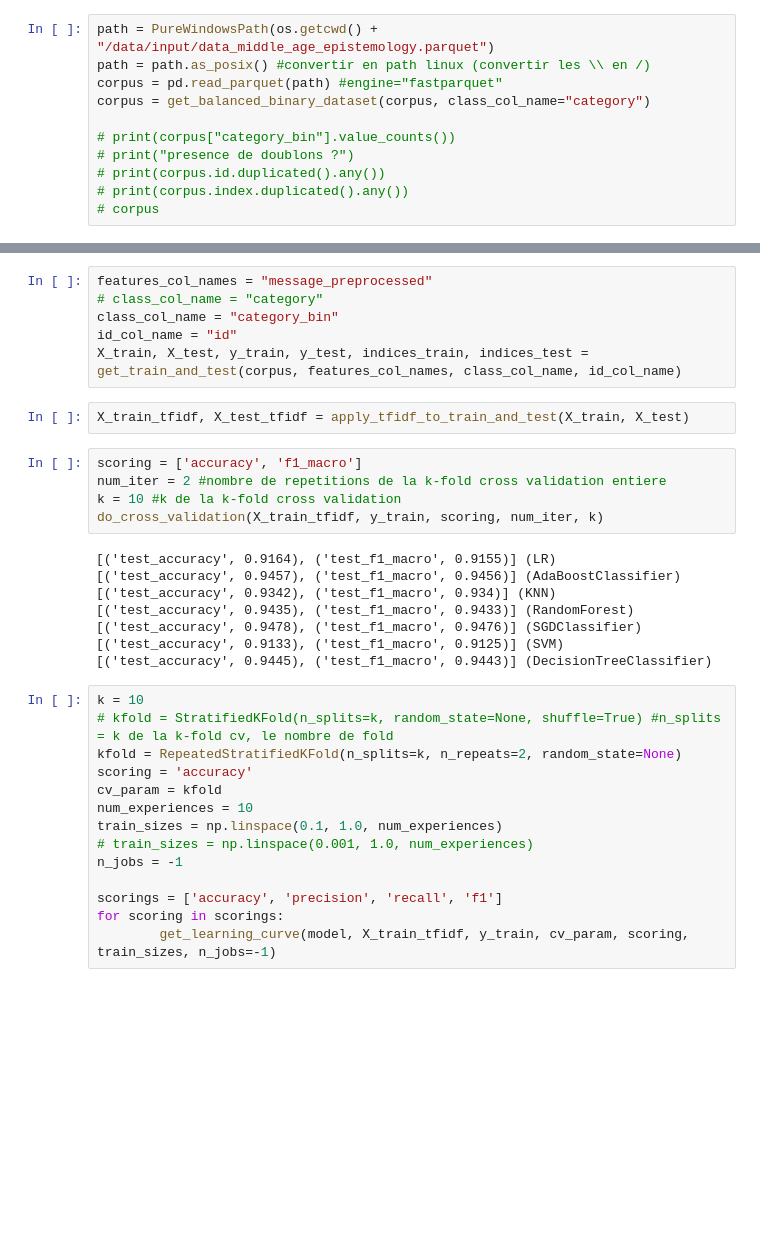
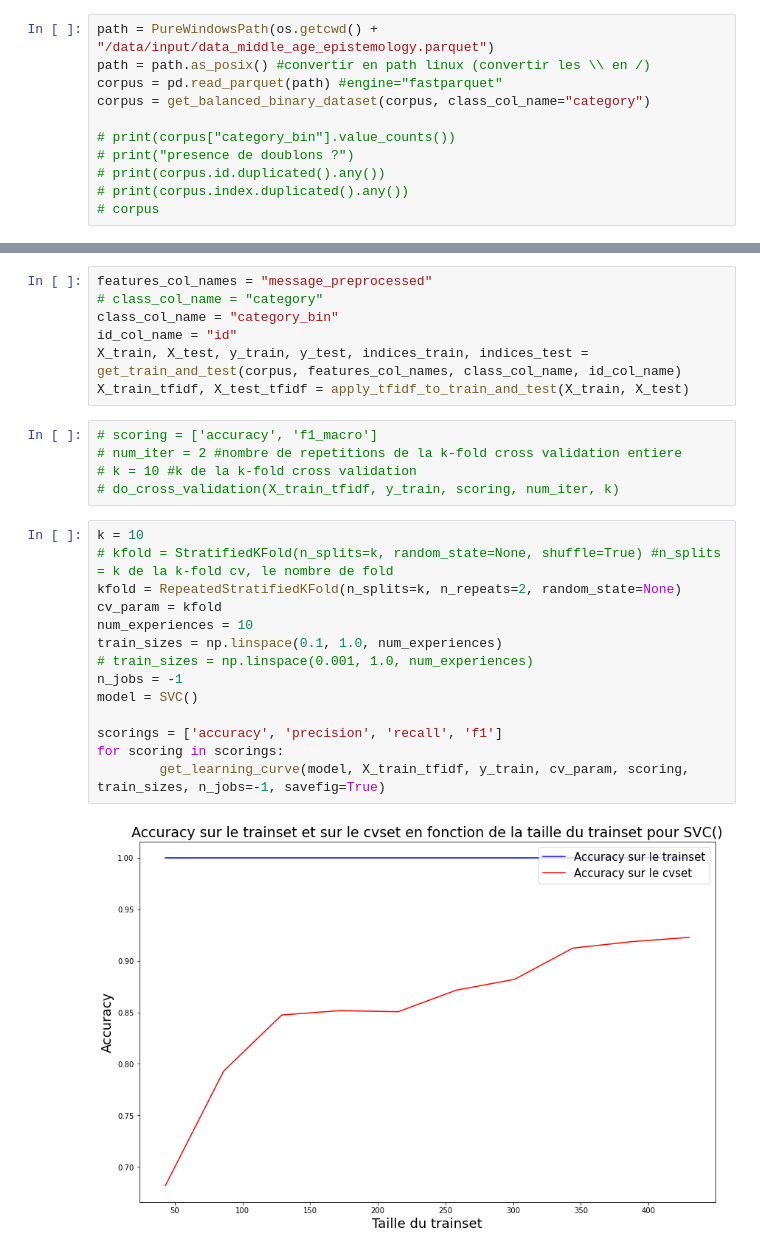
Before and after one commit to lolodino77/classification_texte_articles, a Jupyter notebook: sources/classification/tfidf/2_model_selection.ipynb, the cells around one changed output, grey strips where cells are left out. Saved outputs shown, nothing was run; the diff lists cells and outputs as text; blank space fills up the shorter version.

Commit message:
plot size correct and savefig option in get_learning_curve ok

```diff
--- a/sources/classification/tfidf/2_model_selection.ipynb
+++ b/sources/classification/tfidf/2_model_selection.ipynb
@@ -44,32 +54,25 @@ features_col_names = "message_preprocessed"
 class_col_name = "category_bin"
 id_col_name = "id"
 X_train, X_test, y_train, y_test, indices_train, indices_test = get_train_and_test(corpus, features_col_names, class_col_name, id_col_name)
+X_train_tfidf, X_test_tfidf = apply_tfidf_to_train_and_test(X_train, X_test)
-# %%
-X_train_tfidf, X_test_tfidf = apply_tfidf_to_train_and_test(X_train, X_test)
 # %%
-scoring = ['accuracy', 'f1_macro']
-num_iter = 2 #nombre de repetitions de la k-fold cross validation entiere
-k = 10 #k de la k-fold cross validation
-do_cross_validation(X_train_tfidf, y_train, scoring, num_iter, k)
+# scoring = ['accuracy', 'f1_macro']
+# num_iter = 2 #nombre de repetitions de la k-fold cross validation entiere
+# k = 10 #k de la k-fold cross validation
+# do_cross_validation(X_train_tfidf, y_train, scoring, num_iter, k)
-# %% [output]
-[('test_accuracy', 0.9164), ('test_f1_macro', 0.9155)] (LR)
-[('test_accuracy', 0.9457), ('test_f1_macro', 0.9456)] (AdaBoostClassifier)
-[('test_accuracy', 0.9342), ('test_f1_macro', 0.934)] (KNN)
-[('test_accuracy', 0.9435), ('test_f1_macro', 0.9433)] (RandomForest)
-[('test_accuracy', 0.9478), ('test_f1_macro', 0.9476)] (SGDClassifier)
-[('test_accuracy', 0.9133), ('test_f1_macro', 0.9125)] (SVM)
-[('test_accuracy', 0.9445), ('test_f1_macro', 0.9443)] (DecisionTreeClassifier)
 # %%
 k = 10
 # kfold = StratifiedKFold(n_splits=k, random_state=None, shuffle=True) #n_splits = k de la k-fold cv, le nombre de fold
 kfold = RepeatedStratifiedKFold(n_splits=k, n_repeats=2, random_state=None)
-scoring = 'accuracy'
 cv_param = kfold
 num_experiences = 10
 train_sizes = np.linspace(0.1, 1.0, num_experiences)
 # train_sizes = np.linspace(0.001, 1.0, num_experiences)
 n_jobs = -1
+model = SVC()
 
 scorings = ['accuracy', 'precision', 'recall', 'f1']
 for scoring in scorings:
-        get_learning_curve(model, X_train_tfidf, y_train, cv_param, scoring, train_sizes, n_jobs=-1)
+        get_learning_curve(model, X_train_tfidf, y_train, cv_param, scoring, train_sizes, n_jobs=-1, savefig=True)
+# %% [output]
+[figure, added]
```
Also changed, not shown: parts of 3 cells of this notebook, 5 other files.
